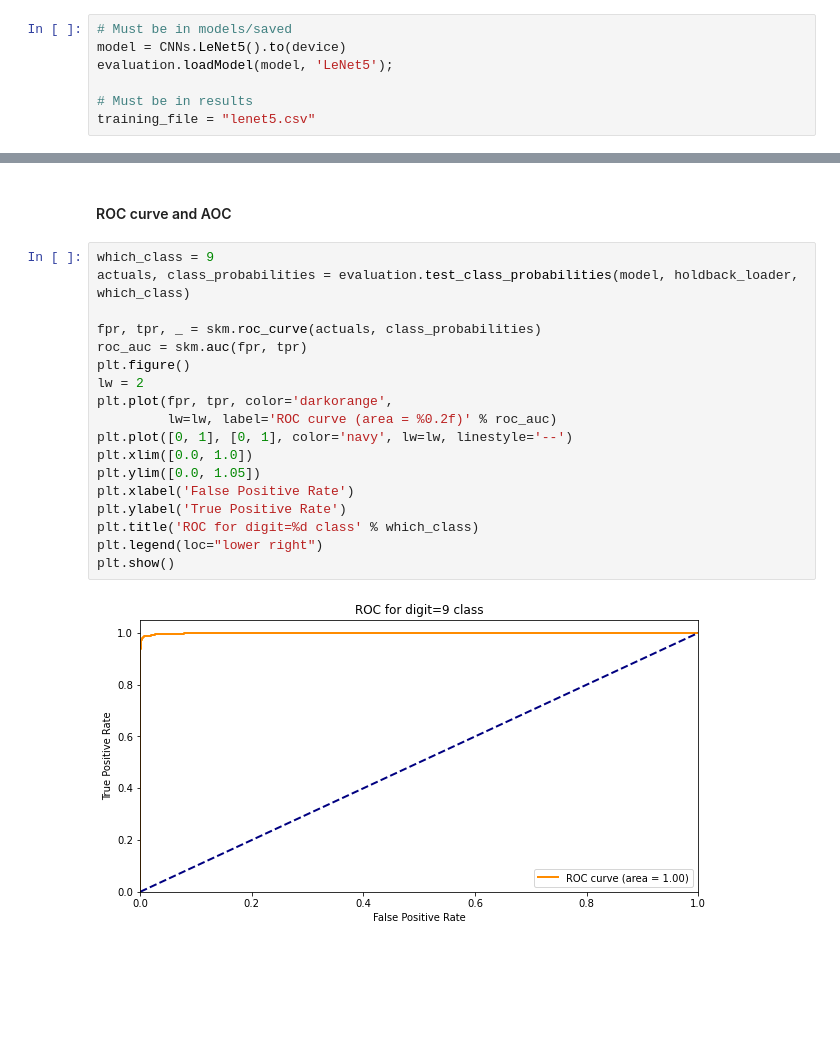
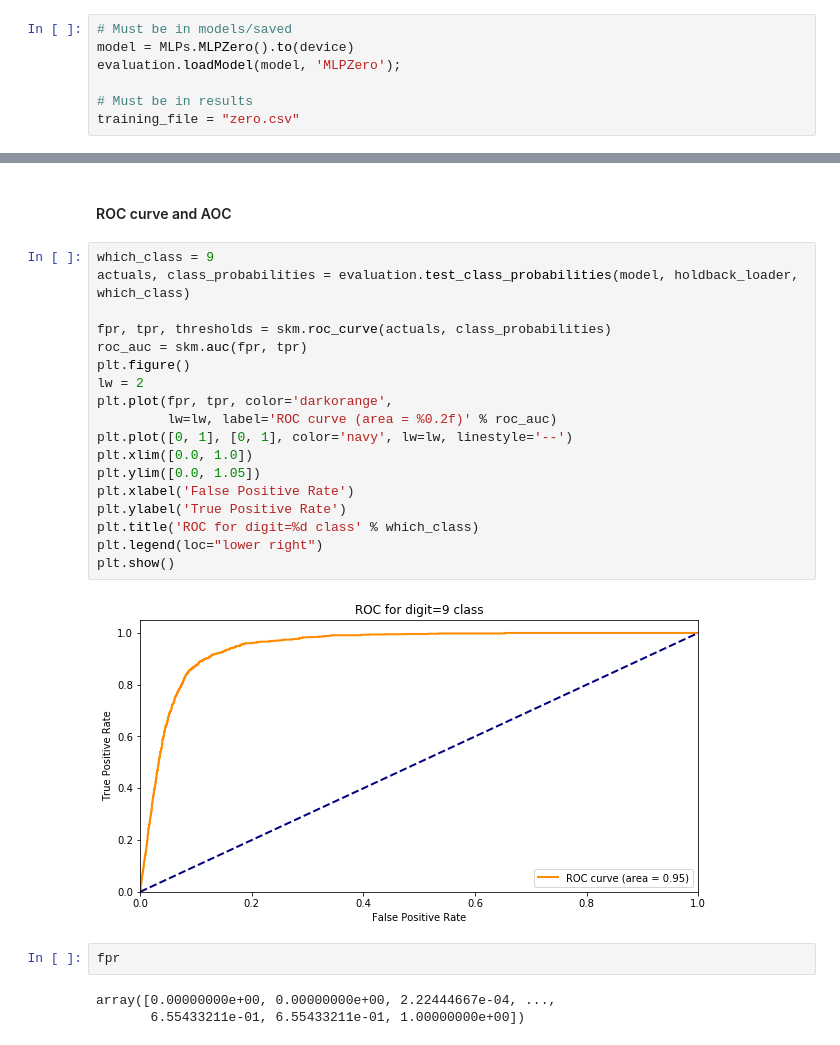
Before and after one commit to templierw/intelsys.mnist, a Jupyter notebook: model_evaluation.ipynb, the cells around one changed output, grey strips where cells are left out. Saved outputs shown, nothing was run; the diff lists cells and outputs as text; blank space fills up the shorter version.

```diff
--- a/model_evaluation.ipynb
+++ b/model_evaluation.ipynb
@@ -29,11 +29,11 @@ device = 'cuda' if torch.cuda.is_available() else 'cpu'
 #### Select the model below to evaluate
 # %%
 # Must be in models/saved
-model = CNNs.LeNet5().to(device)
-evaluation.loadModel(model, 'LeNet5');
+model = MLPs.MLPZero().to(device)
+evaluation.loadModel(model, 'MLPZero');
 
 # Must be in results
-training_file = "lenet5.csv"
+training_file = "zero.csv"
 # %% [markdown]
 #### Calculate per class confusion matrices
 # %%
@@ -101,20 +101,25 @@ HoldBackSet: Avg. loss: 0.0000, Accuracy: 0.9901 (99.0%)
 # %%
 which_class = 9
 actuals, class_probabilities = evaluation.test_class_probabilities(model, holdback_loader, which_class)
 
-fpr, tpr, _ = skm.roc_curve(actuals, class_probabilities)
+fpr, tpr, thresholds = skm.roc_curve(actuals, class_probabilities)
 roc_auc = skm.auc(fpr, tpr)
 plt.figure()
 lw = 2
 plt.plot(fpr, tpr, color='darkorange',
          lw=lw, label='ROC curve (area = %0.2f)' % roc_auc)
 plt.plot([0, 1], [0, 1], color='navy', lw=lw, linestyle='--')
 plt.xlim([0.0, 1.0])
 plt.ylim([0.0, 1.05])
 plt.xlabel('False Positive Rate')
 plt.ylabel('True Positive Rate')
 plt.title('ROC for digit=%d class' % which_class)
 plt.legend(loc="lower right")
 plt.show()
 # %% [output]
-[figure, old version]
+[figure, new version]
+# %%
+fpr
+# %% [output]
+array([0.00000000e+00, 0.00000000e+00, 2.22444667e-04, ...,
+       6.55433211e-01, 6.55433211e-01, 1.00000000e+00])
```
Also changed, not shown: parts of 6 cells of this notebook, 23 other files.
